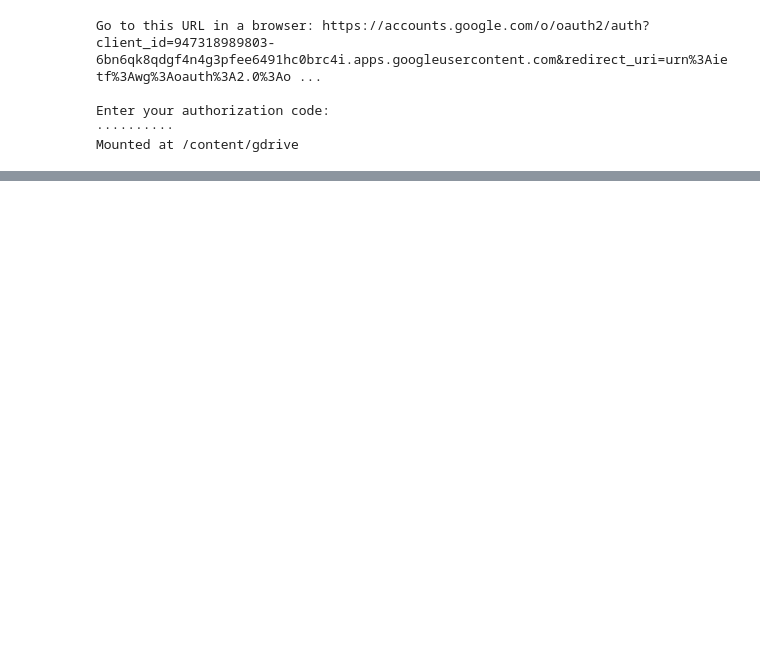
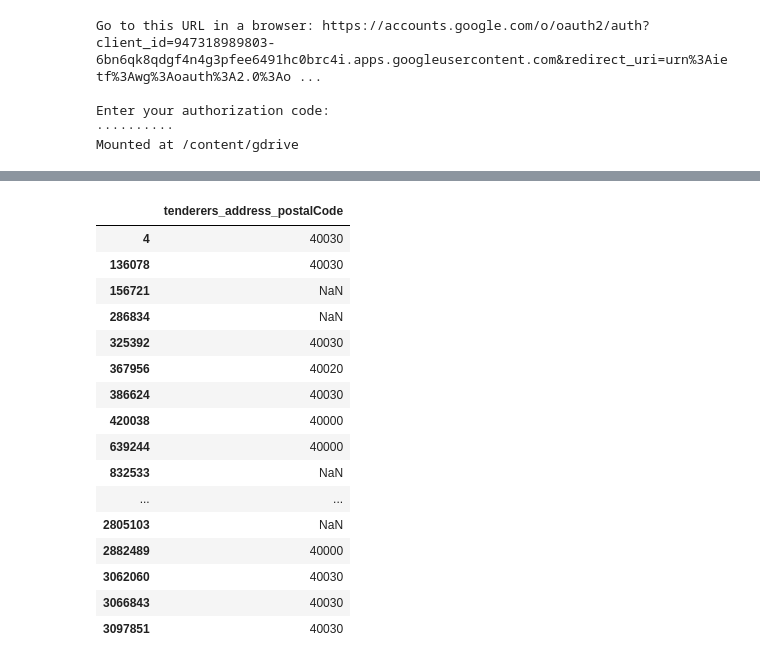
Before and after one commit to MykolaRobot/Prozzoro_project, a Jupyter notebook: Data_prepr_batches_100_new.ipynb, the cells around one changed output, grey strips where cells are left out. Saved outputs shown, nothing was run; the diff lists cells and outputs as text; code cells hidden in the pictures; blank space fills up the shorter version.

```diff
--- a/Data_prepr_batches_100_new.ipynb
+++ b/Data_prepr_batches_100_new.ipynb
@@ -22,0 +58,20 @@ df.shape
+# %%
+df[df['participants']=='14017091'][['tenderers_address_postalCode']]
+# %% [output]
+|  | tenderers_address_postalCode |
+| 4 | 40030 |
+| 136078 | 40030 |
+| 156721 | NaN |
+| 286834 | NaN |
+| 325392 | 40030 |
+| 367956 | 40020 |
+| 386624 | 40030 |
+| 420038 | 40000 |
+| 639244 | 40000 |
+| 832533 | NaN |
+| ... | ... |
+| 2805103 | NaN |
+| 2882489 | 40000 |
+| 3062060 | 40030 |
+| 3066843 | 40030 |
+| 3097851 | 40030 |
```
Also changed, not shown: parts of 18 cells of this notebook.
